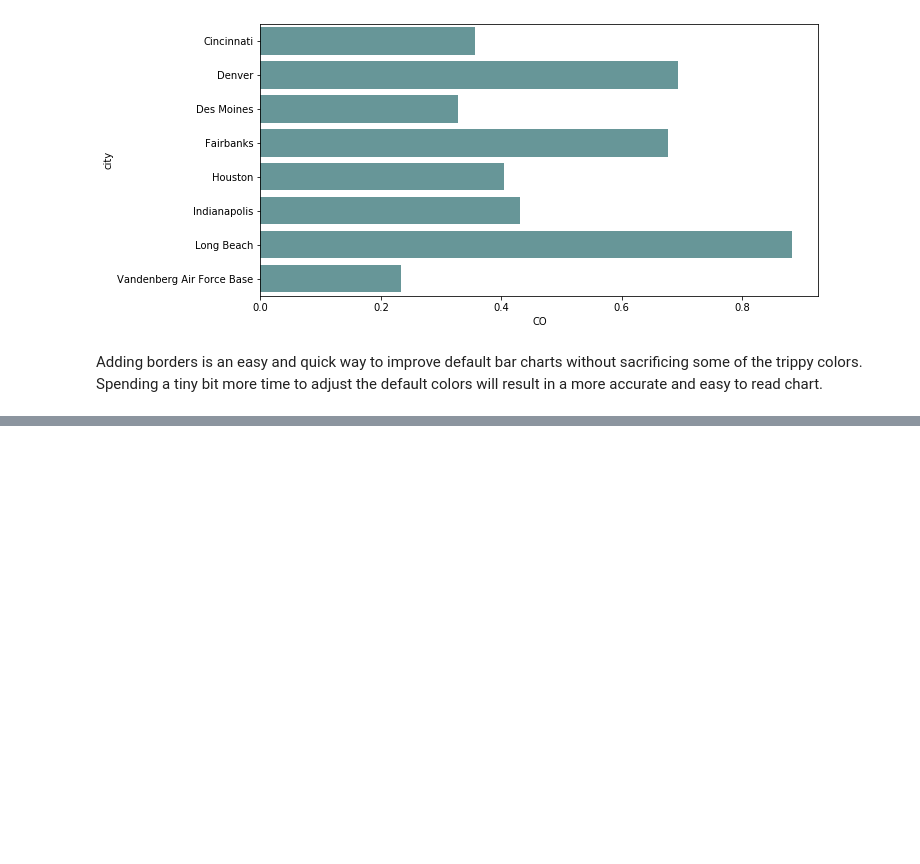
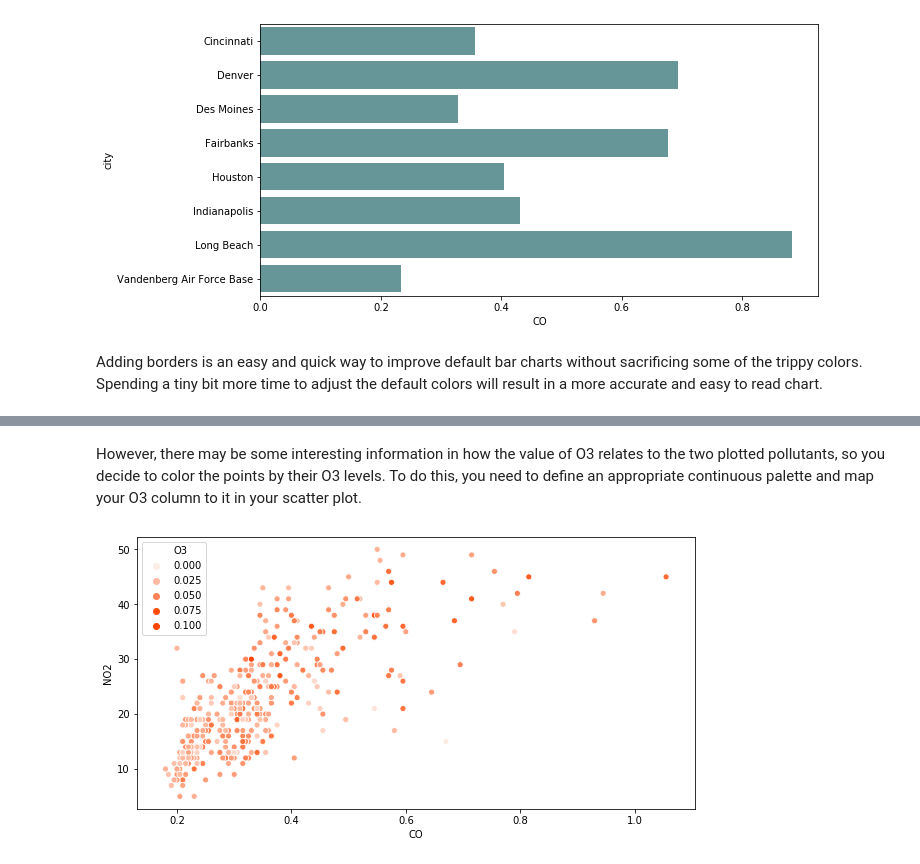
Before and after one commit to goodboychan/datacamp_repo, a Jupyter notebook: Improving.Your Data.Visualizations.in.Python/Using-color-in-your-visualizations.ipynb, the cells around one changed output, grey strips where cells are left out. Drawn from its saved outputs; the diff is of its cells as text; code cells hidden in the pictures; blank space fills up the shorter version.

```diff
--- a/Improving.Your Data.Visualizations.in.Python/Using-color-in-your-visualizations.ipynb
+++ b/Improving.Your Data.Visualizations.in.Python/Using-color-in-your-visualizations.ipynb
@@ -84,0 +105,15 @@ Adding borders is an easy and quick way to improve default bar charts without sa
+# %% [markdown]
+However, there may be some interesting information in how the value of O3 relates to the two plotted pollutants, so you decide to color the points by their O3 levels. To do this, you need to define an appropriate continuous palette and map your O3 column to it in your scatter plot.
+# %%
+# Define a custom continuous color palette
+color_palette = sns.light_palette('orangered',
+                         as_cmap = True);
+
+# Plot mapping the color of the points with custom palette
+sns.scatterplot(x = 'CO',
+                y = 'NO2',
+                hue = 'O3',
+                data = cinci_2014,
+                palette = color_palette);
+# %% [output]
+[figure, added]
```
Also changed, not shown: parts of 13 cells of this notebook, 2 other files.
